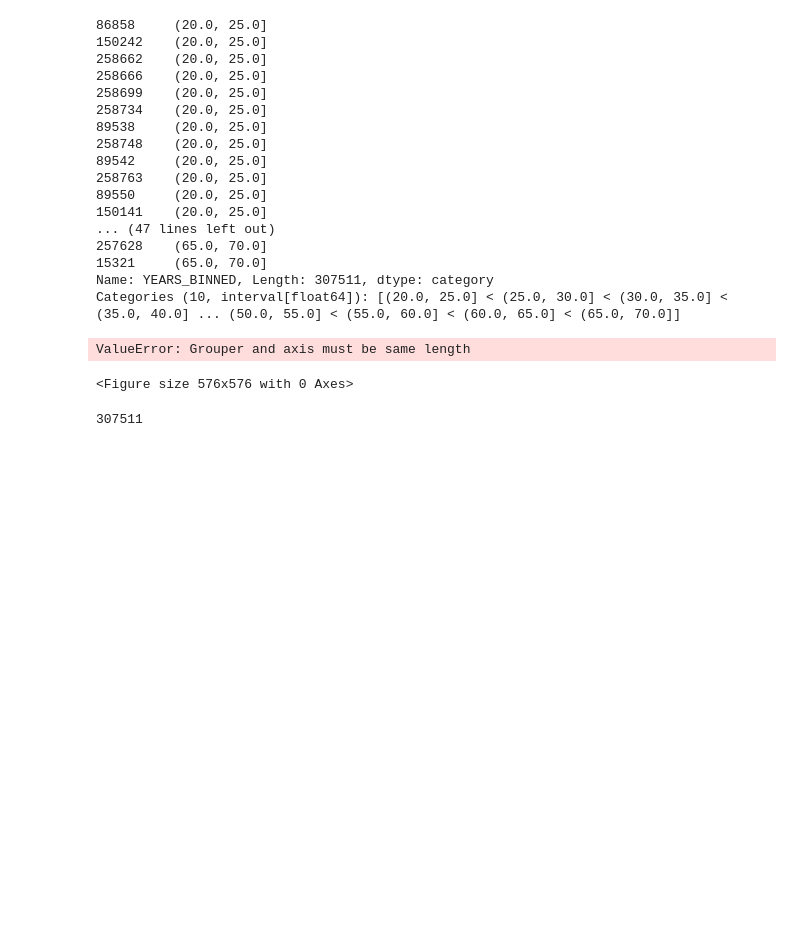
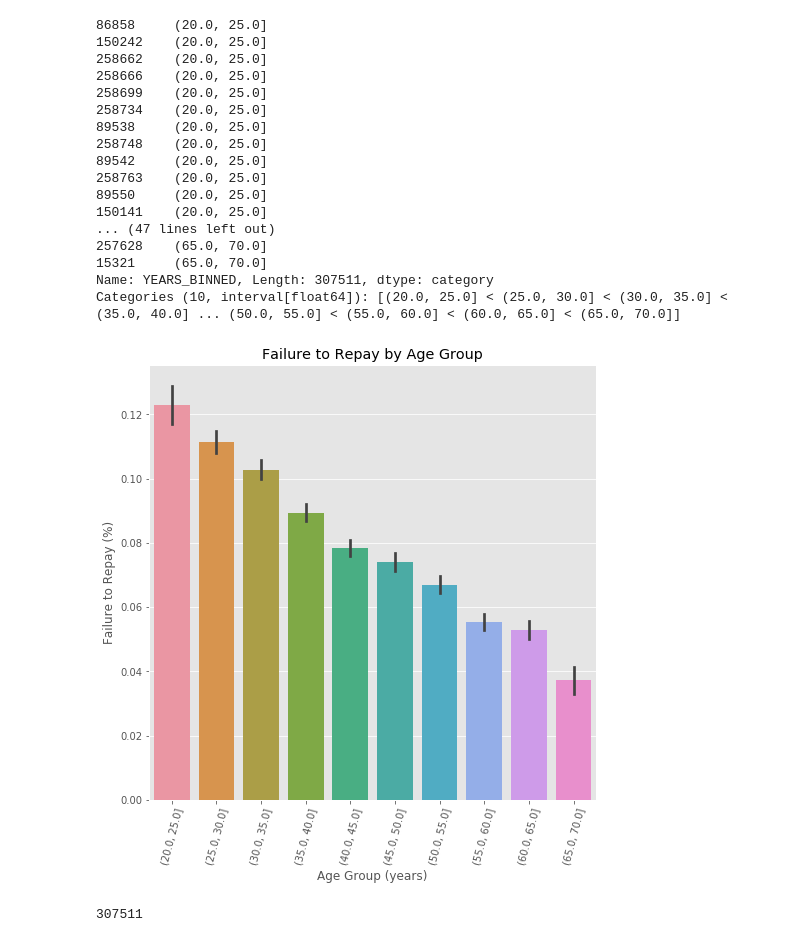
Before and after one commit to EasonYao12/2nd-ML100Days, a Jupyter notebook: Homework/Day_011_HW.ipynb, the cells around one changed output. Saved outputs shown, nothing was run; the diff lists cells and outputs as text; code cells hidden in the pictures; blank space fills up the shorter version.

```diff
--- a/Homework/Day_011_HW.ipynb
+++ b/Homework/Day_011_HW.ipynb
@@ -128,20 +128,19 @@ Categories (10, interval[float64]): [(20.0, 25.0] < (25.0, 30.0] < (30.0, 35.0]
 # %%
 plt.figure(figsize = (8, 8))
 
 # 以年齡區間為 x, target 為 y 繪製 barplot
 """
 Your Code Here
 """
-px = year_group_sorted
-py = age_data['TARGET']
+px = age_data.YEARS_BINNED
+py = age_data.TARGET
 sns.barplot(px, py)
 
 # Plot labeling
 plt.xticks(rotation = 75); plt.xlabel('Age Group (years)'); plt.ylabel('Failure to Repay (%)')
 plt.title('Failure to Repay by Age Group');
 # %% [output]
-ValueError: Grouper and axis must be same length
-<Figure size 576x576 with 0 Axes>
+[figure, added]
 # %%
 len(age_data['TARGET'])
 # %% [output]
```
